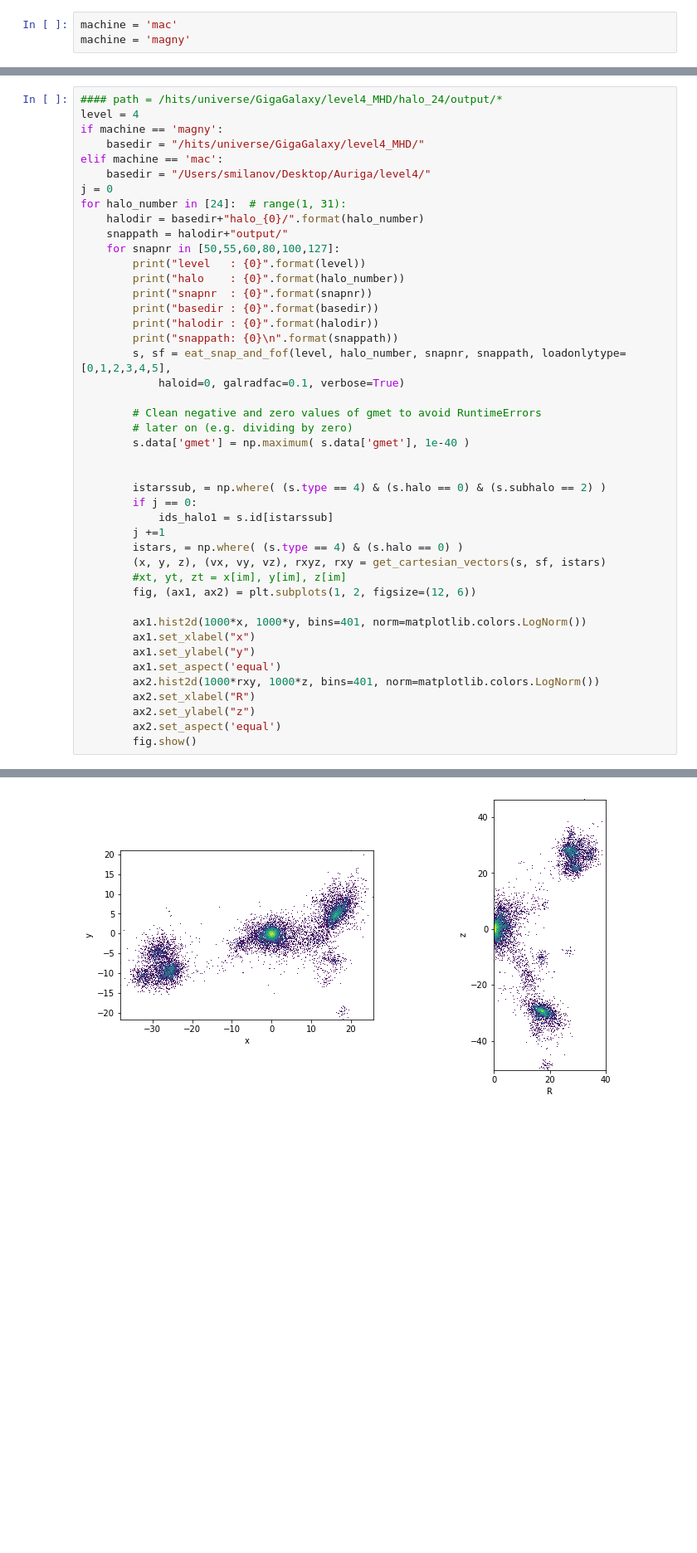
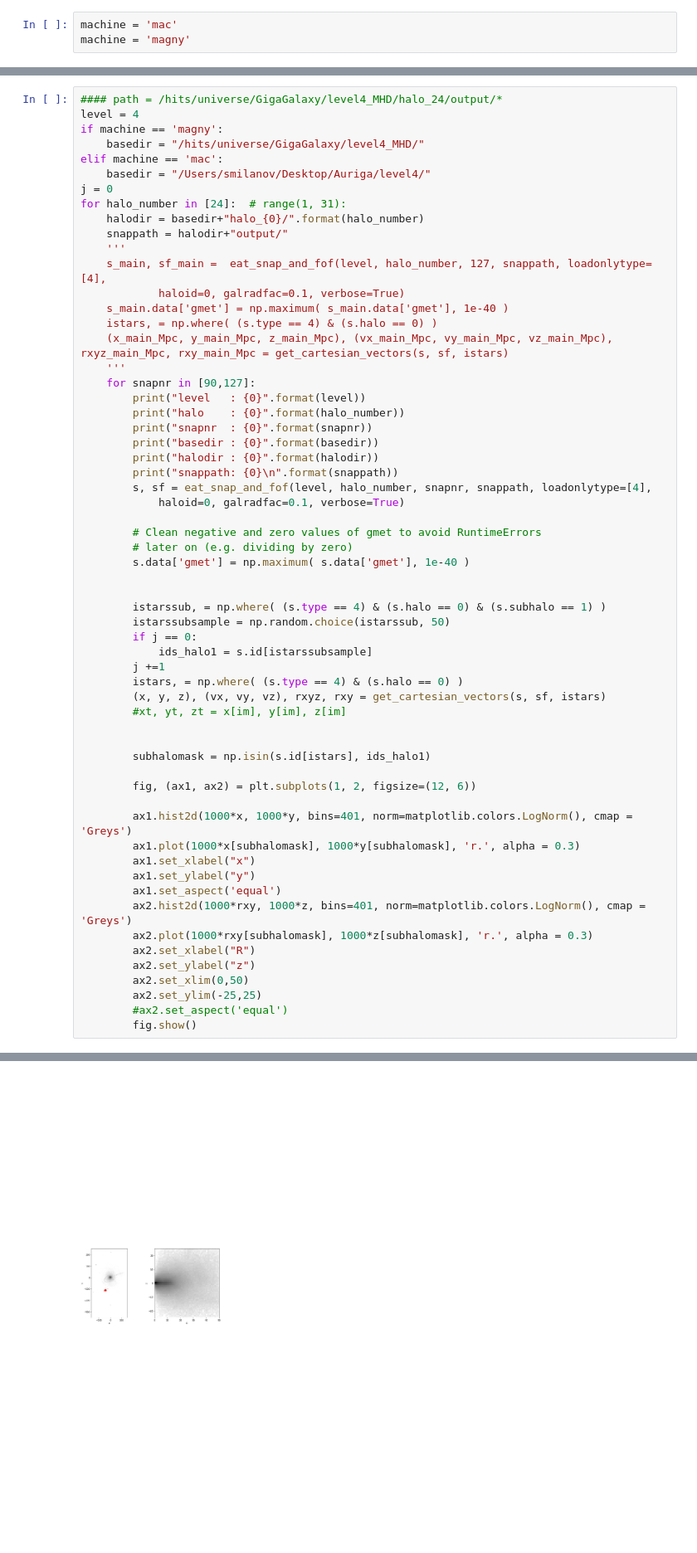
Before and after one commit to sophialilleengen/masterproject, a Jupyter notebook: notebooks/2dwarf.ipynb, the cells around one changed output, grey strips where cells are left out. Shown: that part at 83% size. Cells and saved outputs as stored; diff of their text form; blank space fills up the shorter version.

```diff
--- a/notebooks/2dwarf.ipynb
+++ b/notebooks/2dwarf.ipynb
@@ -26,14 +26,21 @@ j = 0
 for halo_number in [24]:  # range(1, 31):
     halodir = basedir+"halo_{0}/".format(halo_number)
     snappath = halodir+"output/"
-    for snapnr in [50,55,60,80,100,127]:
+    '''
+    s_main, sf_main =  eat_snap_and_fof(level, halo_number, 127, snappath, loadonlytype=[4],
+            haloid=0, galradfac=0.1, verbose=True)
+    s_main.data['gmet'] = np.maximum( s_main.data['gmet'], 1e-40 )
+    istars, = np.where( (s.type == 4) & (s.halo == 0) )
+    (x_main_Mpc, y_main_Mpc, z_main_Mpc), (vx_main_Mpc, vy_main_Mpc, vz_main_Mpc), rxyz_main_Mpc, rxy_main_Mpc = get_cartesian_vectors(s, sf, istars)
+    '''
+    for snapnr in [90,127]:
         print("level   : {0}".format(level))
         print("halo    : {0}".format(halo_number))
         print("snapnr  : {0}".format(snapnr))
         print("basedir : {0}".format(basedir))
         print("halodir : {0}".format(halodir))
         print("snappath: {0}\n".format(snappath))
-        s, sf = eat_snap_and_fof(level, halo_number, snapnr, snappath, loadonlytype=[0,1,2,3,4,5],
+        s, sf = eat_snap_and_fof(level, halo_number, snapnr, snappath, loadonlytype=[4],
             haloid=0, galradfac=0.1, verbose=True)
 
         # Clean negative and zero values of gmet to avoid RuntimeErrors
@@ -41,23 +48,32 @@ for halo_number in [24]:  # range(1, 31):
         s.data['gmet'] = np.maximum( s.data['gmet'], 1e-40 )
 
 
-        istarssub, = np.where( (s.type == 4) & (s.halo == 0) & (s.subhalo == 2) )
+        istarssub, = np.where( (s.type == 4) & (s.halo == 0) & (s.subhalo == 1) )
+        istarssubsample = np.random.choice(istarssub, 50)
         if j == 0:
-            ids_halo1 = s.id[istarssub]
+            ids_halo1 = s.id[istarssubsample]
         j +=1
         istars, = np.where( (s.type == 4) & (s.halo == 0) )
         (x, y, z), (vx, vy, vz), rxyz, rxy = get_cartesian_vectors(s, sf, istars)
         #xt, yt, zt = x[im], y[im], z[im]
+
+
+        subhalomask = np.isin(s.id[istars], ids_halo1)
+
         fig, (ax1, ax2) = plt.subplots(1, 2, figsize=(12, 6))
 
-        ax1.hist2d(1000*x, 1000*y, bins=401, norm=matplotlib.colors.LogNorm())
+        ax1.hist2d(1000*x, 1000*y, bins=401, norm=matplotlib.colors.LogNorm(), cmap = 'Greys')
+        ax1.plot(1000*x[subhalomask], 1000*y[subhalomask], 'r.', alpha = 0.3)
         ax1.set_xlabel("x")
         ax1.set_ylabel("y")
         ax1.set_aspect('equal')
-        ax2.hist2d(1000*rxy, 1000*z, bins=401, norm=matplotlib.colors.LogNorm())
+        ax2.hist2d(1000*rxy, 1000*z, bins=401, norm=matplotlib.colors.LogNorm(), cmap = 'Greys')
+        ax2.plot(1000*rxy[subhalomask], 1000*z[subhalomask], 'r.', alpha = 0.3)
         ax2.set_xlabel("R")
         ax2.set_ylabel("z")
-        ax2.set_aspect('equal')
+        ax2.set_xlim(0,50)
+        ax2.set_ylim(-25,25)
+        #ax2.set_aspect('equal')
         fig.show()
 # %% [output]
 level   : 4
@@ -93,5 +107,5 @@ Rotated vel.
 galrad  : 0.02408556640148163
 redshift: 2.220446049250313e-16
 time    : 0.9999999999999998
 center  : [ 0.  0.  0.]
-[figure, old version]
+[figure, new version]
```
Also changed, not shown: parts of 1 cell of this notebook, 1 other file.
